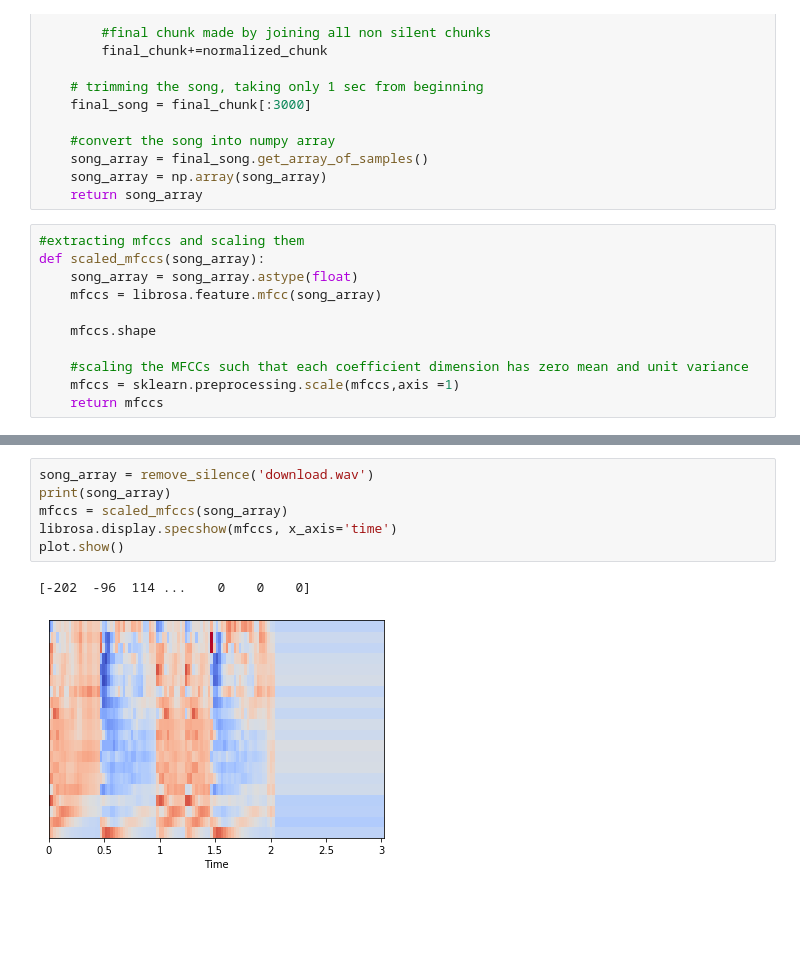
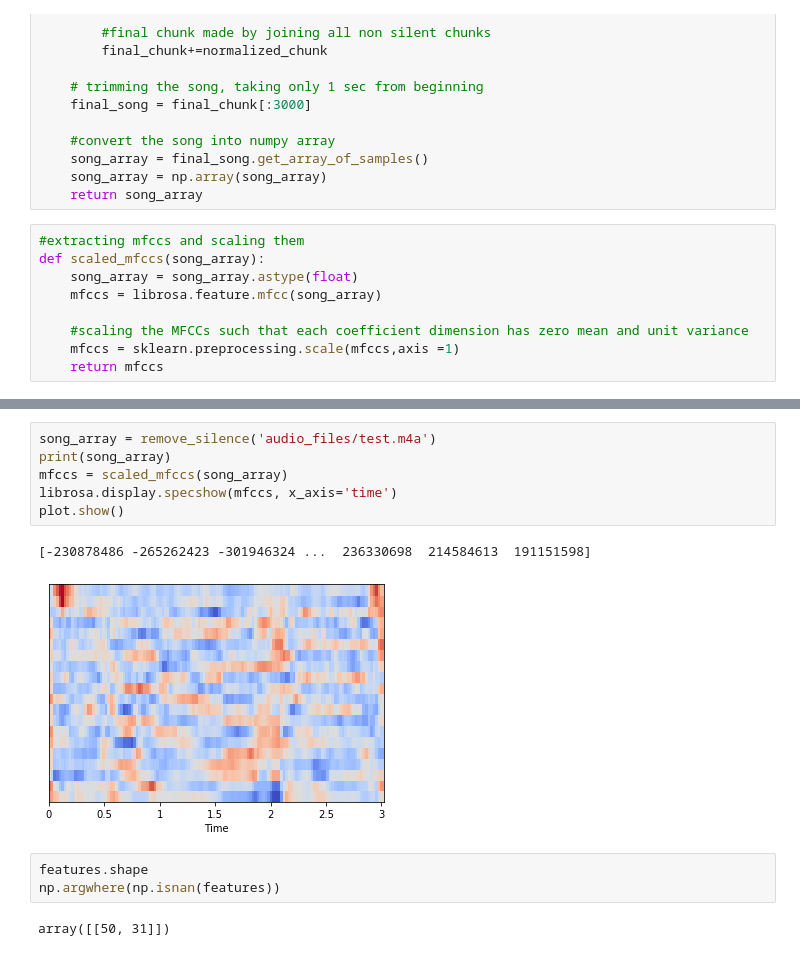
Before and after one commit to abhiroopdutta/Singer_identification, a Jupyter notebook: project/main.ipynb, the cells around one changed output, grey strips where cells are left out. Cells and saved outputs as stored; diff of their text form; blank space fills up the shorter version.

```diff
--- a/project/main.ipynb
+++ b/project/main.ipynb
@@ -51,8 +52,6 @@ def scaled_mfccs(song_array):
     song_array = song_array.astype(float)
     mfccs = librosa.feature.mfcc(song_array)
 
-    mfccs.shape
-
     #scaling the MFCCs such that each coefficient dimension has zero mean and unit variance
     mfccs = sklearn.preprocessing.scale(mfccs,axis =1)
     return mfccs
@@ -135,9 +102,14 @@ KeyboardInterrupt:
 # %%
-song_array = remove_silence('download.wav')
+song_array = remove_silence('audio_files/test.m4a')
 print(song_array)
 mfccs = scaled_mfccs(song_array)
 librosa.display.specshow(mfccs, x_axis='time')
 plot.show()
 # %% [output]
-[-202  -96  114 ...    0    0    0]
+[-230878486 -265262423 -301946324 ...  236330698  214584613  191151598]
-[figure, old version]
+[figure, new version]
+# %%
+features.shape
+np.argwhere(np.isnan(features))
+# %% [output]
+array([[50, 31]])
```
Also changed, not shown: parts of 2 cells of this notebook, 1 other file.
